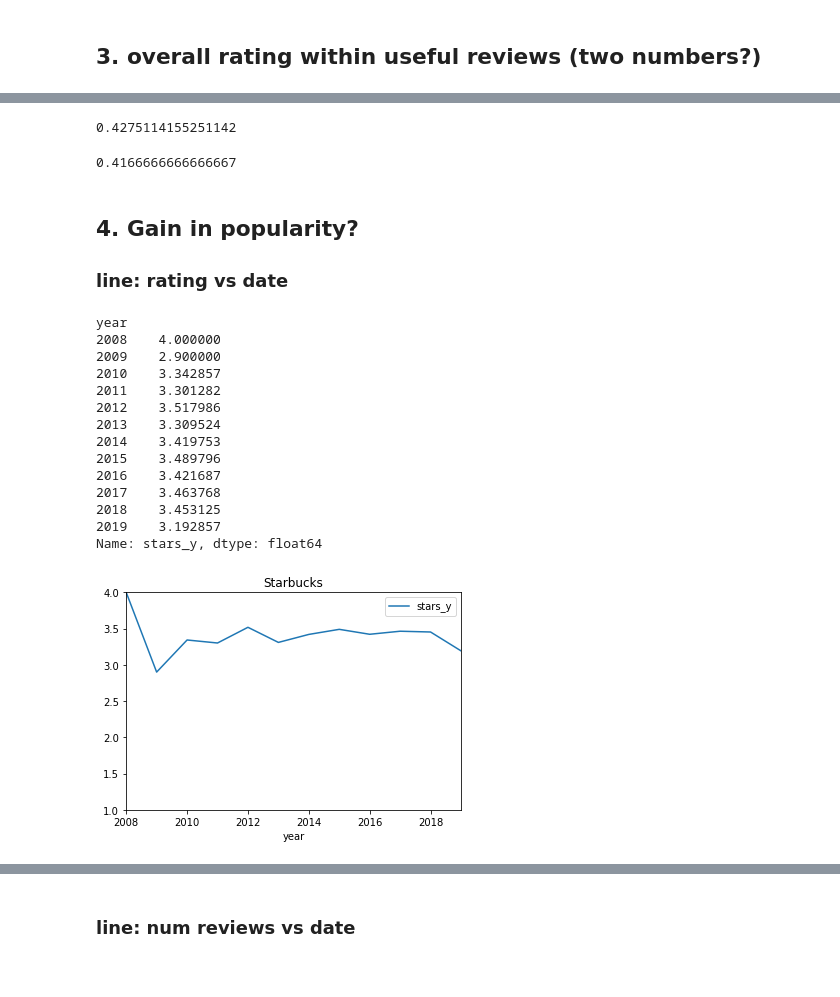
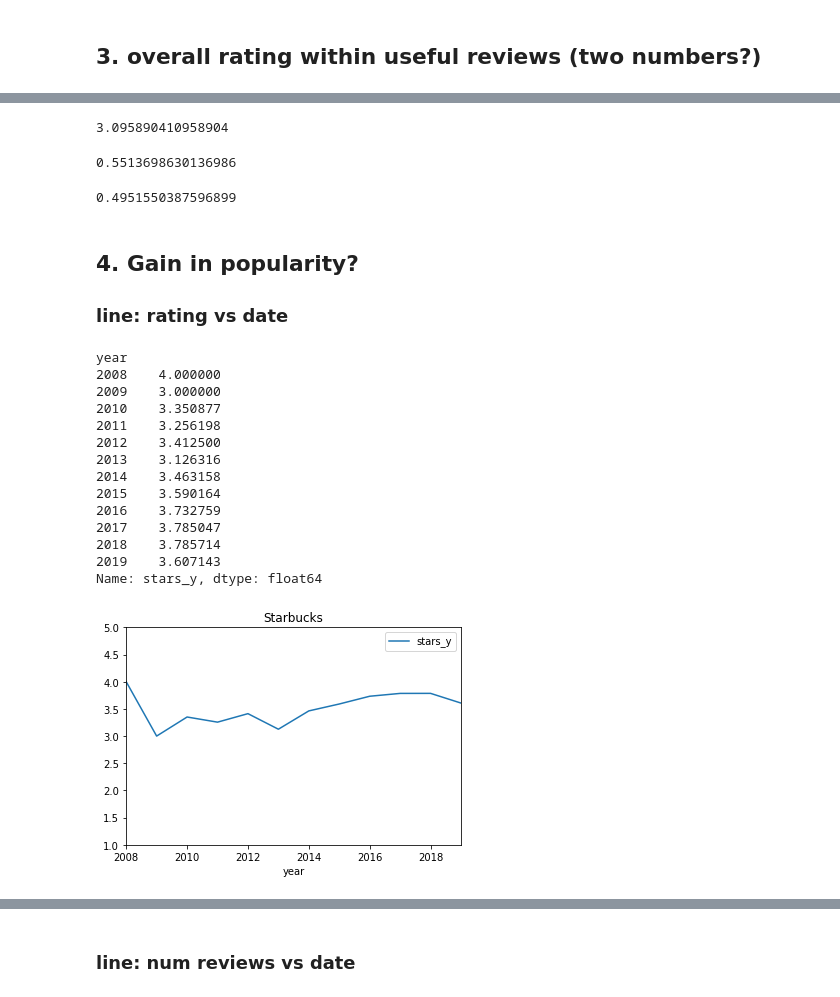
Before and after one commit to dliu9999/DSC106-Final-Project, a Jupyter notebook: yelp.ipynb, the cells around one changed output, grey strips where cells are left out. Cells and saved outputs as stored; diff of their text form; code cells hidden in the pictures.

```diff
--- a/yelp.ipynb
+++ b/yelp.ipynb
@@ -23,7 +23,7 @@ starbucks = pd.read_csv('data/starbucks.csv')[['business_id', 'latitude', 'longi
 horton = pd.read_csv('data/horton.csv')[['business_id', 'latitude', 'longitude', 'stars']]
 reviews = pd.read_csv('data/reviews.csv').drop(columns=['cool', 'funny'])
 reviews['date'] = pd.to_datetime(reviews['date'])
-users = pd.read_csv('data/users.csv')[['review_count', 'useful', 'user_id','yelping_since']]
+users = pd.read_csv('data/users.csv')[['elite', 'review_count', 'useful', 'user_id','yelping_since']]
 users['yelping_since'] = pd.to_datetime(users['yelping_since'])
 toronto = pd.read_csv('data/toronto.csv')
 tor_reviews = pd.read_csv('data/tor_reviews.csv')
@@ -94,31 +87,38 @@ horton_reviews[(horton_reviews.useful_y > 200) & (horton_reviews.review_count >
+# %%
+horton_reviews_useful.stars_y.mean()
+# %% [output]
+3.095890410958904
 # %%
-starbucks_reviews[(starbucks_reviews.useful_y > 200) & (starbucks_reviews.review_count > 100)].shape[0] / len(starbucks_reviews)
+starbucks_reviews_useful.shape[0] / len(starbucks_reviews)
 # %% [output]
-0.4275114155251142
+0.5513698630136986
 # %%
-horton_reviews[(horton_reviews.useful_y > 200) & (horton_reviews.review_count > 100)].shape[0] / len(horton_reviews)
+horton_reviews_useful.shape[0] / len(horton_reviews)
 # %% [output]
-0.4166666666666667
+0.4951550387596899
 # %% [markdown]
 ## 4. Gain in popularity?
 ### line: rating vs date
+# %%
+starbucks_reviews_useful = starbucks_reviews[starbucks_reviews.elite.notna()]
+horton_reviews_useful = horton_reviews[horton_reviews.elite.notna()]
 # %%
-display(starbucks_reviews.groupby('year')['stars_y'].mean())
-starbucks_reviews.groupby('year')['stars_y'].mean().reset_index().plot(x='year', y='stars_y', ylim=(1, 4), title='Starbucks');
+display(starbucks_reviews_useful.groupby('year')['stars_y'].mean())
+starbucks_reviews_useful.groupby('year')['stars_y'].mean().reset_index().plot(x='year', y='stars_y', ylim=(1, 5), title='Starbucks');
 # %% [output]
 year
 2008    4.000000
-2009    2.900000
-2010    3.342857
-2011    3.301282
-2012    3.517986
-2013    3.309524
-2014    3.419753
-2015    3.489796
-2016    3.421687
-2017    3.463768
-2018    3.453125
-2019    3.192857
+2009    3.000000
+2010    3.350877
+2011    3.256198
+2012    3.412500
+2013    3.126316
+2014    3.463158
+2015    3.590164
+2016    3.732759
+2017    3.785047
+2018    3.785714
+2019    3.607143
 Name: stars_y, dtype: float64
-[figure, old version]
+[figure, new version]
 # %%
```
Also changed, not shown: parts of 10 cells of this notebook.
